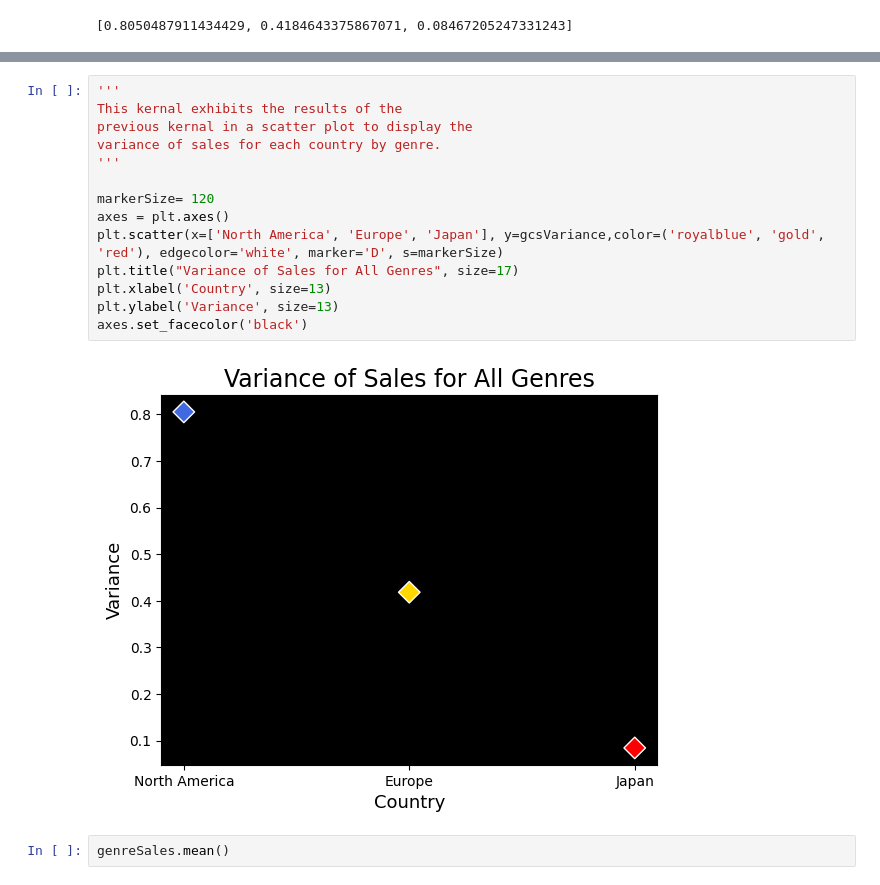
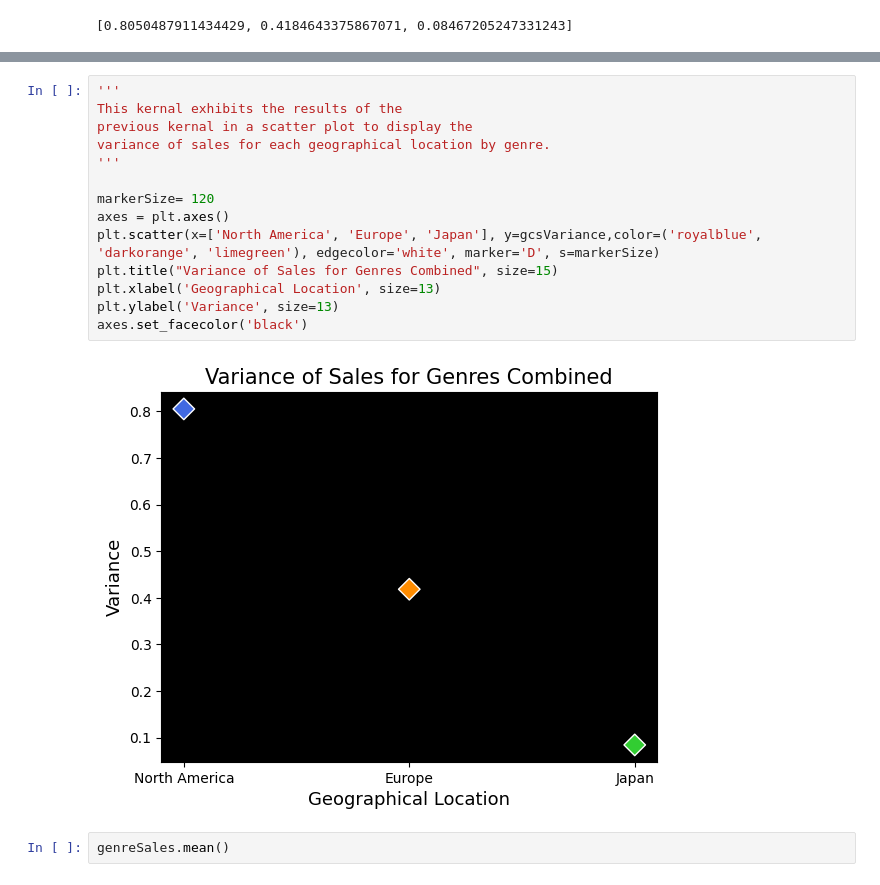
Before and after one commit to tangiambe/Data_Analytics_Project, a Jupyter notebook: VG_Dashboard.ipynb, the cells around one changed output, grey strips where cells are left out. Cells and saved outputs as stored; diff of their text form.

```diff
--- a/VG_Dashboard.ipynb
+++ b/VG_Dashboard.ipynb
@@ -170,19 +194,19 @@ gcsVariance
 # %%
 '''
 This kernal exhibits the results of the
 previous kernal in a scatter plot to display the
-variance of sales for each country by genre.
+variance of sales for each geographical location by genre.
 '''
 
 markerSize= 120
 axes = plt.axes()
-plt.scatter(x=['North America', 'Europe', 'Japan'], y=gcsVariance,color=('royalblue', 'gold', 'red'), edgecolor='white', marker='D', s=markerSize)
-plt.title("Variance of Sales for All Genres", size=17)
-plt.xlabel('Country', size=13)
+plt.scatter(x=['North America', 'Europe', 'Japan'], y=gcsVariance,color=('royalblue', 'darkorange', 'limegreen'), edgecolor='white', marker='D', s=markerSize)
+plt.title("Variance of Sales for Genres Combined", size=15)
+plt.xlabel('Geographical Location', size=13)
 plt.ylabel('Variance', size=13)
 axes.set_facecolor('black')
 # %% [output]
-[figure, old version]
+[figure, new version]
 # %%
 genreSales.mean()
 # %% [output]
```
Also changed, not shown: parts of 11 cells of this notebook, 1 other file.
